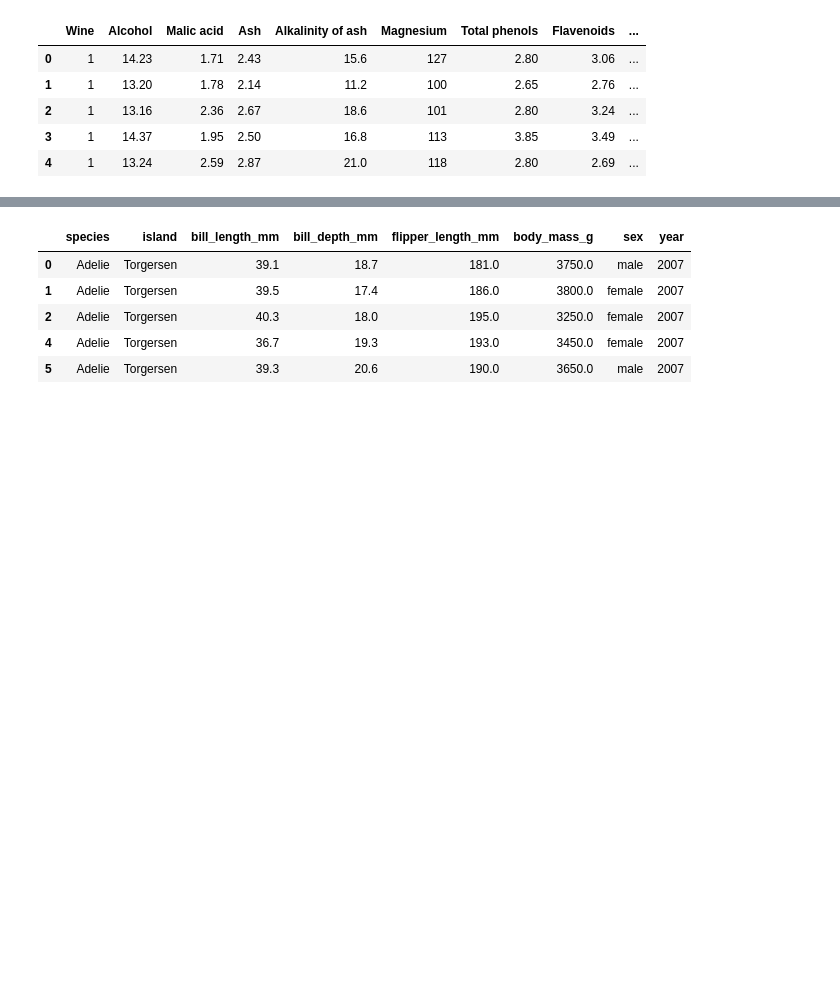
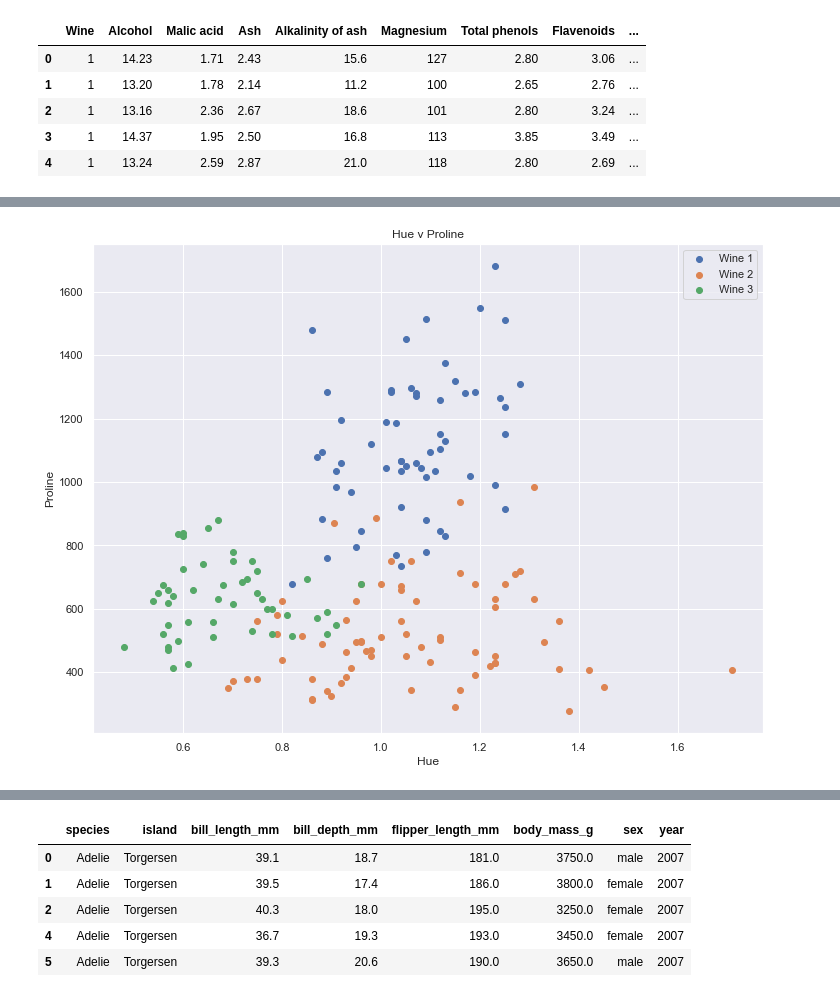
Before and after one commit to Jonathangmit/Machine-learning-and-statistics, a Jupyter notebook: scikit-learn.ipynb, the cells around one changed output, grey strips where cells are left out. Saved outputs shown, nothing was run; the diff lists cells and outputs as text; code cells hidden in the pictures; blank space fills up the shorter version.

```diff
--- a/scikit-learn.ipynb
+++ b/scikit-learn.ipynb
@@ -263,0 +363,4 @@ wine.head()
+# %%
+vin1 =wine[wine["Wine"] == 1]
+vin2 =wine[wine["Wine"] == 2]
+vin3 =wine[wine["Wine"] == 3]
@@ -263,0 +459,11 @@ wine.head()
+# %%
+fig,ax = plt.subplots()
+ax.scatter(vin1['Hue'],vin1['Proline'], label="Wine 1")
+ax.scatter(vin2['Hue'],vin2['Proline'], label="Wine 2")
+ax.scatter(vin3['Hue'],vin3['Proline'], label="Wine 3")
+ax.set_xlabel('Hue')
+ax.set_ylabel('Proline')
+plt.title("Hue v Proline")
+ax.legend();
+# %% [output]
+[figure, added]
```
Also changed, not shown: parts of 36 cells of this notebook, 1 other file.
